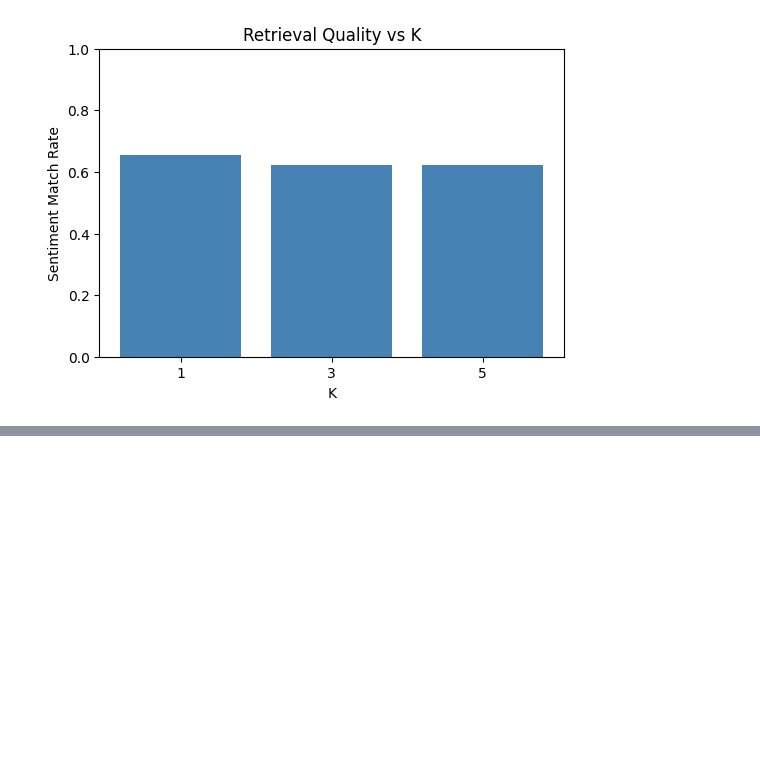
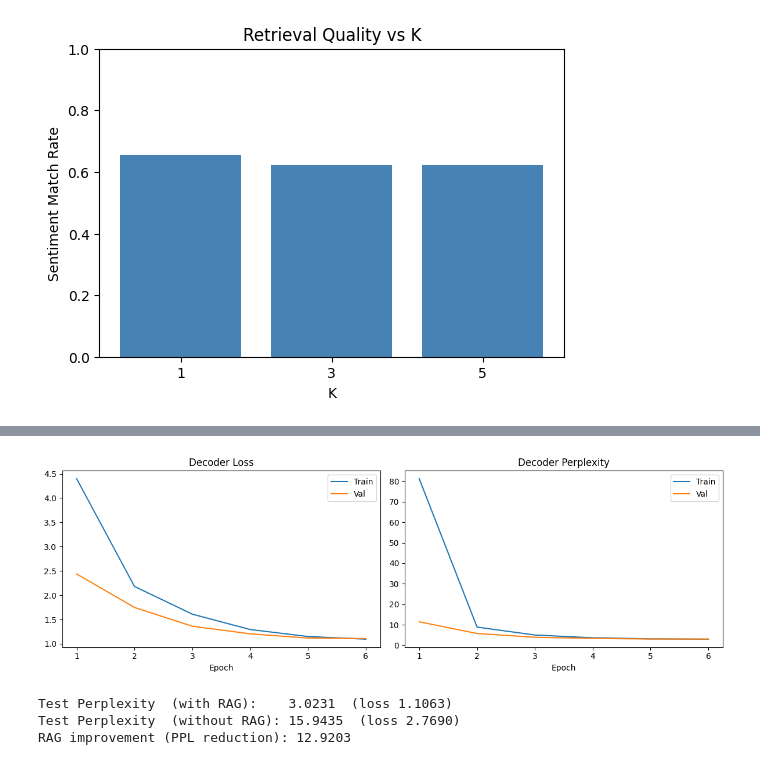
Before and after one commit to dilawaiz-hameed/i23-2518-NLP-Assignment3, a Jupyter notebook: i232518_NLP_Assignment3.ipynb, the cells around one changed output, grey strips where cells are left out. Drawn from its saved outputs; the diff is of its cells as text; code cells hidden in the pictures; blank space fills up the shorter version.

Commit message:
Decoder-Only Transformer + Summary

```diff
--- a/i232518_NLP_Assignment3.ipynb
+++ b/i232518_NLP_Assignment3.ipynb
@@ -770,0 +1057,47 @@ K=5: sentiment match rate = 0.622
+# %%
+# ── 4.5 Decoder Learning Curves ──────────────────────────────
+fig, axes = plt.subplots(1, 2, figsize=(12, 4))
+ep = range(1, DEC_EPOCHS + 1)
+
+axes[0].plot(ep, dec_history['train_loss'], label='Train')
+axes[0].plot(ep, dec_history['val_loss'],   label='Val')
+axes[0].set_title('Decoder Loss'); axes[0].set_xlabel('Epoch'); axes[0].legend()
+
+axes[1].plot(ep, dec_history['train_ppl'], label='Train')
+axes[1].plot(ep, dec_history['val_ppl'],   label='Val')
+axes[1].set_title('Decoder Perplexity'); axes[1].set_xlabel('Epoch'); axes[1].legend()
+
+plt.tight_layout()
+plt.savefig('results/decoder_learning_curves.png', dpi=150)
+plt.show()
+# %% [output]
+[figure, added]
+# %%
+# ── 4.6 Test Perplexity ───────────────────────────────────────
+decoder.load_state_dict(torch.load('models/decoder_best.pt', map_location=DEVICE))
+decoder.eval()
+
+def compute_test_perplexity(loader):
+    total_loss = total_n = 0
+    with torch.no_grad():
+        for batch in loader:
+            inp = batch['input_ids'].to(DEVICE)
+            tgt = batch['target_ids'].to(DEVICE)
+            es  = batch['expl_start'].tolist()
+            logits = decoder(inp)
+            loss   = compute_decoder_loss(logits, tgt, es)
+            total_loss += loss.item() * inp.size(0)
+            total_n    += inp.size(0)
+    avg_loss = total_loss / total_n
+    return math.exp(min(avg_loss, 20)), avg_loss
+
+rag_ppl,    rag_loss    = compute_test_perplexity(dec_test_loader)
+norag_ppl,  norag_loss  = compute_test_perplexity(dec_test_norag_loader)
+
+print(f'Test Perplexity  (with RAG):    {rag_ppl:.4f}  (loss {rag_loss:.4f})')
+print(f'Test Perplexity  (without RAG): {norag_ppl:.4f}  (loss {norag_loss:.4f})')
+print(f'RAG improvement (PPL reduction): {norag_ppl - rag_ppl:.4f}')
+# %% [output]
+Test Perplexity  (with RAG):    3.0231  (loss 1.1063)
+Test Perplexity  (without RAG): 15.9435  (loss 2.7690)
+RAG improvement (PPL reduction): 12.9203
```
Also changed, not shown: parts of 11 cells of this notebook.
